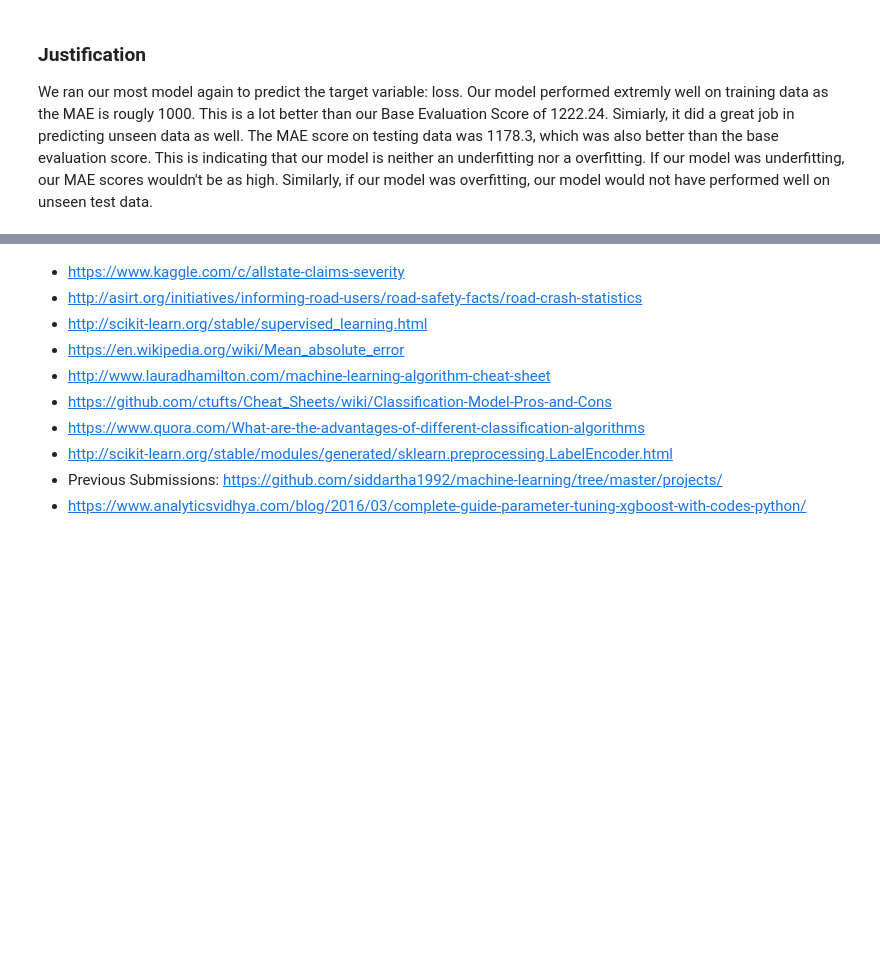
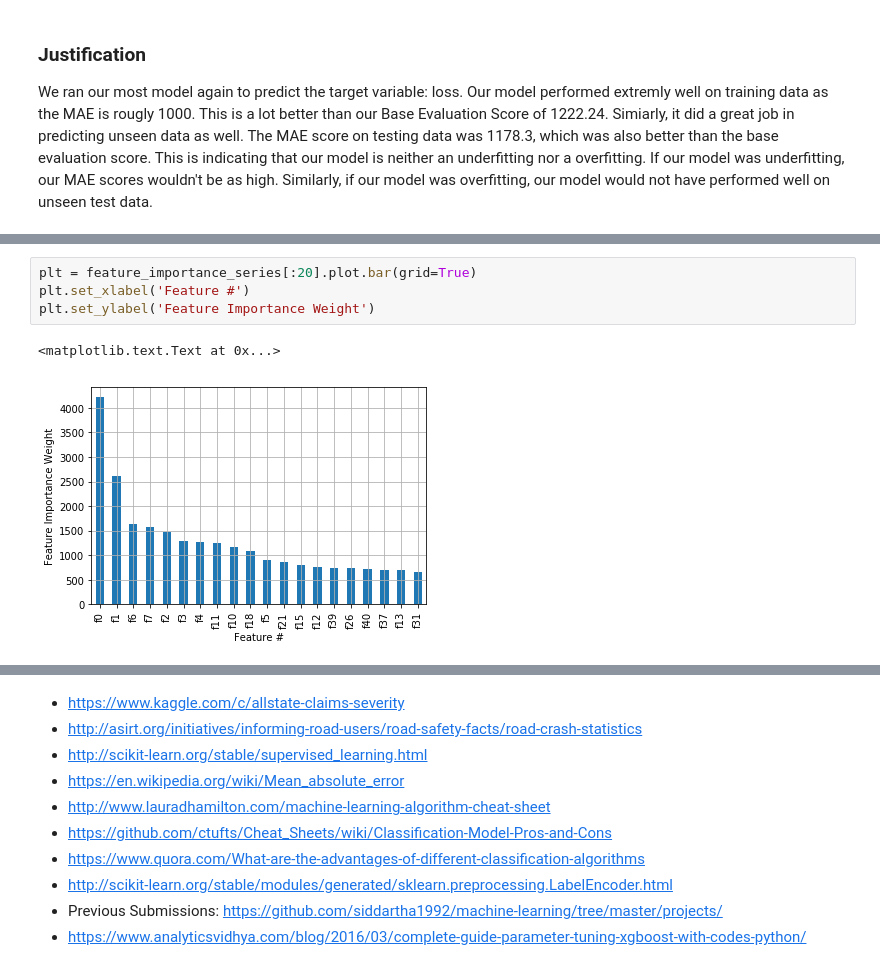
Before and after one commit to siddartha1992/machine-learning, a Jupyter notebook: projects/capstone/report.ipynb, the cells around one changed output, grey strips where cells are left out. Saved outputs shown, nothing was run; the diff lists cells and outputs as text; blank space fills up the shorter version.

```diff
--- a/projects/capstone/report.ipynb
+++ b/projects/capstone/report.ipynb
@@ -545 +551,8 @@ loss_log.plot.density(grid=True)
+# %%
+plt = feature_importance_series[:20].plot.bar(grid=True)
+plt.set_xlabel('Feature #')
+plt.set_ylabel('Feature Importance Weight')
+# %% [output]
+<matplotlib.text.Text at 0x...>
+[figure, added]
 # %% [markdown]
```
Also changed, not shown: parts of 12 cells of this notebook, 1 other file.
